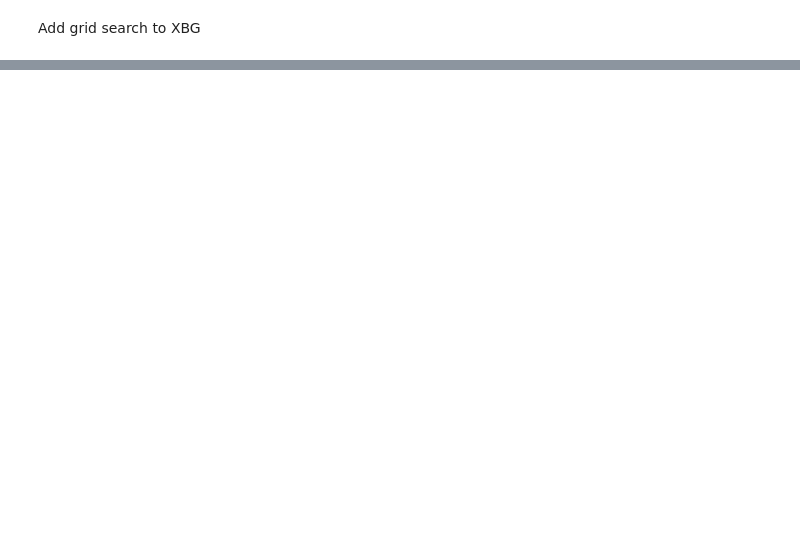
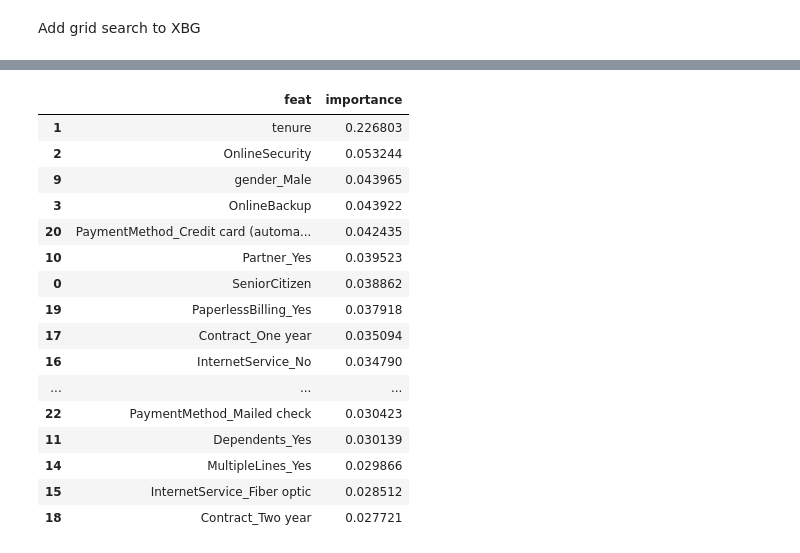
Before and after one commit to jhl126/Capstone2, a Jupyter notebook: Classification Models with PCA.ipynb, the cells around one changed output, grey strips where cells are left out. Drawn from its saved outputs; the diff is of its cells as text; code cells hidden in the pictures; blank space fills up the shorter version.

```diff
--- a/Classification Models with PCA.ipynb
+++ b/Classification Models with PCA.ipynb
@@ -611,3 +611,30 @@ Actual Churn                    181              193
    macro avg       0.73      0.70      0.71      1409
 weighted avg       0.78      0.79      0.78      1409
 [interactive output not drawn]
+# %%
+importance_df = pd.DataFrame(
+    {
+        "feat": X_train.columns,
+        "importance": pipeline.named_steps["xgb"].feature_importances_,
+    }
+)
+
+importance_df.sort_values("importance", ascending=False)
+# %% [output]
+|  | feat | importance |
+| 1 | tenure | 0.226803 |
+| 2 | OnlineSecurity | 0.053244 |
+| 9 | gender_Male | 0.043965 |
+| 3 | OnlineBackup | 0.043922 |
+| 20 | PaymentMethod_Credit card (automa... | 0.042435 |
+| 10 | Partner_Yes | 0.039523 |
+| 0 | SeniorCitizen | 0.038862 |
+| 19 | PaperlessBilling_Yes | 0.037918 |
+| 17 | Contract_One year | 0.035094 |
+| 16 | InternetService_No | 0.034790 |
+| ... | ... | ... |
+| 22 | PaymentMethod_Mailed check | 0.030423 |
+| 11 | Dependents_Yes | 0.030139 |
+| 14 | MultipleLines_Yes | 0.029866 |
+| 15 | InternetService_Fiber optic | 0.028512 |
+| 18 | Contract_Two year | 0.027721 |
```
Also changed, not shown: parts of 1 cell of this notebook, 1 other file.
